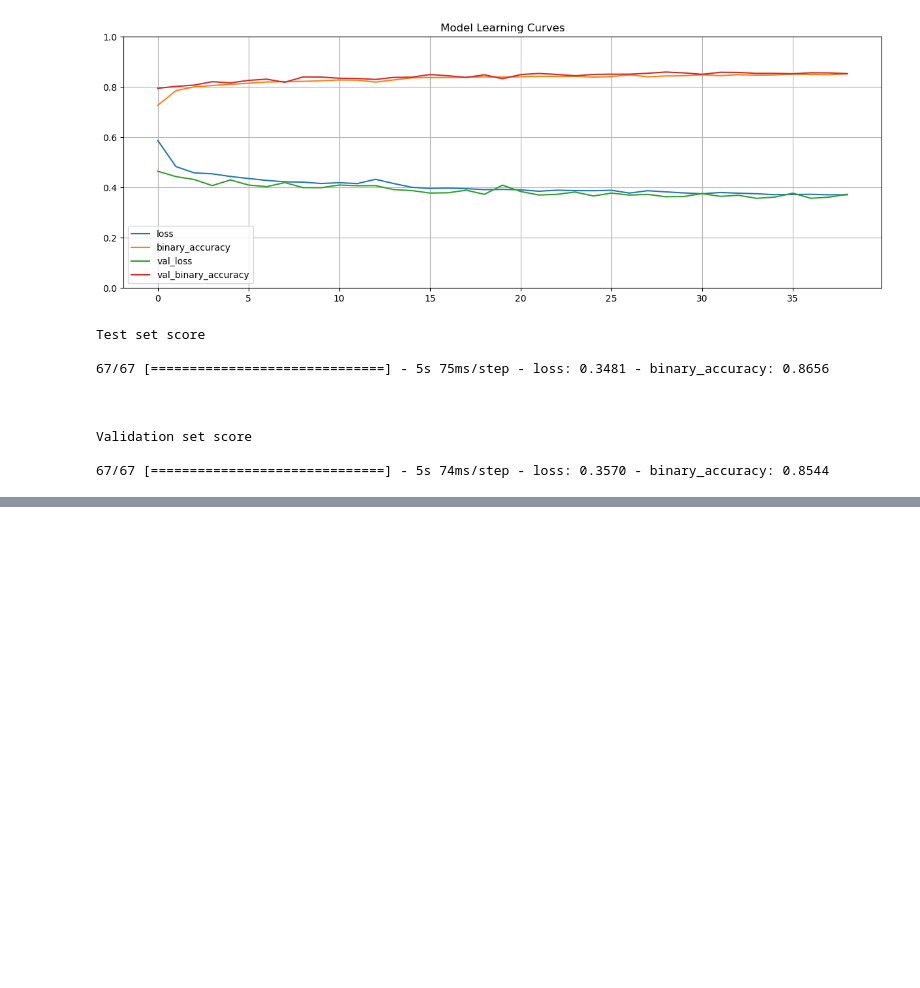
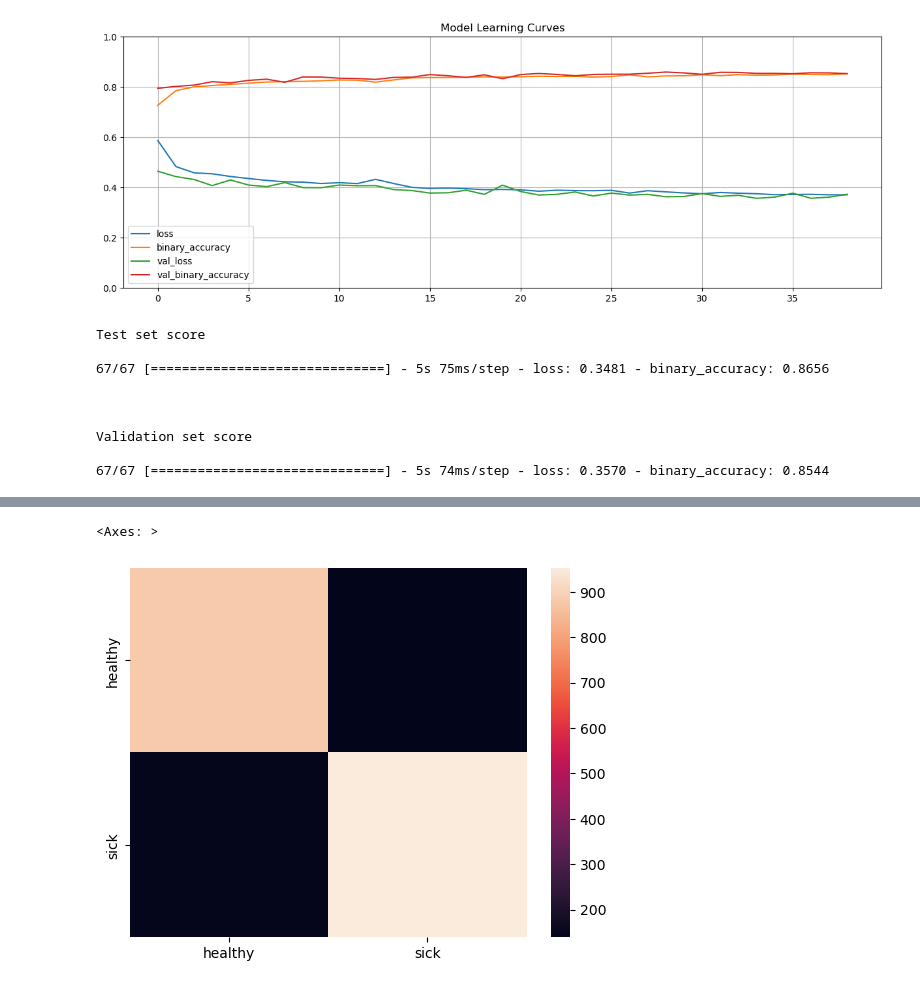
Before and after one commit to aley-1998/X-Ray-Result-Interpreter, a Jupyter notebook: xray_interp.ipynb, the cells around one changed output, grey strips where cells are left out. Drawn from its saved outputs; the diff is of its cells as text; code cells hidden in the pictures; blank space fills up the shorter version.

```diff
--- a/xray_interp.ipynb
+++ b/xray_interp.ipynb
@@ -328,0 +214,2 @@ Epoch 50/50
+# %%
+pred = model.predict(X_test).round()
@@ -328,0 +218,5 @@ Epoch 50/50
+# %%
+sns.heatmap(confusion_matrix(y_test, pred), yticklabels=['healthy', 'sick'], xticklabels=['healthy', 'sick'])
+# %% [output]
+<Axes: >
+[figure, added]
```
Also changed, not shown: parts of 33 cells of this notebook.
